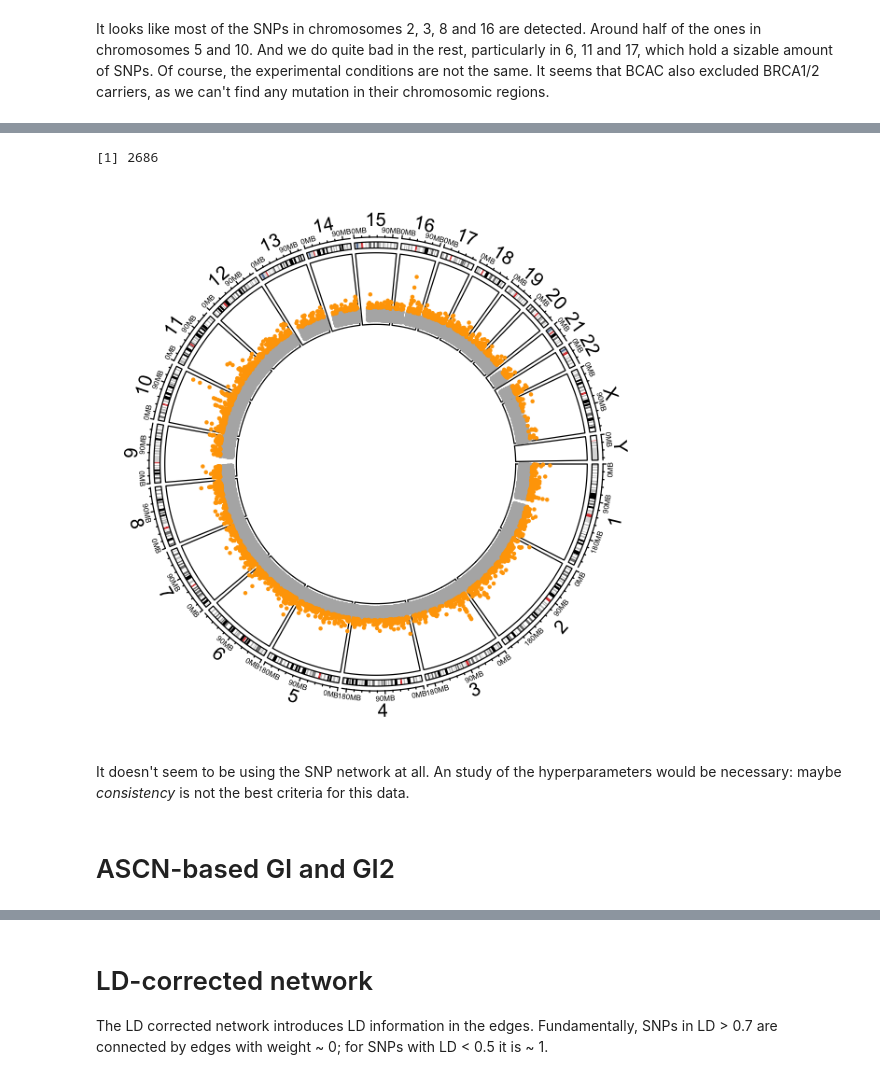
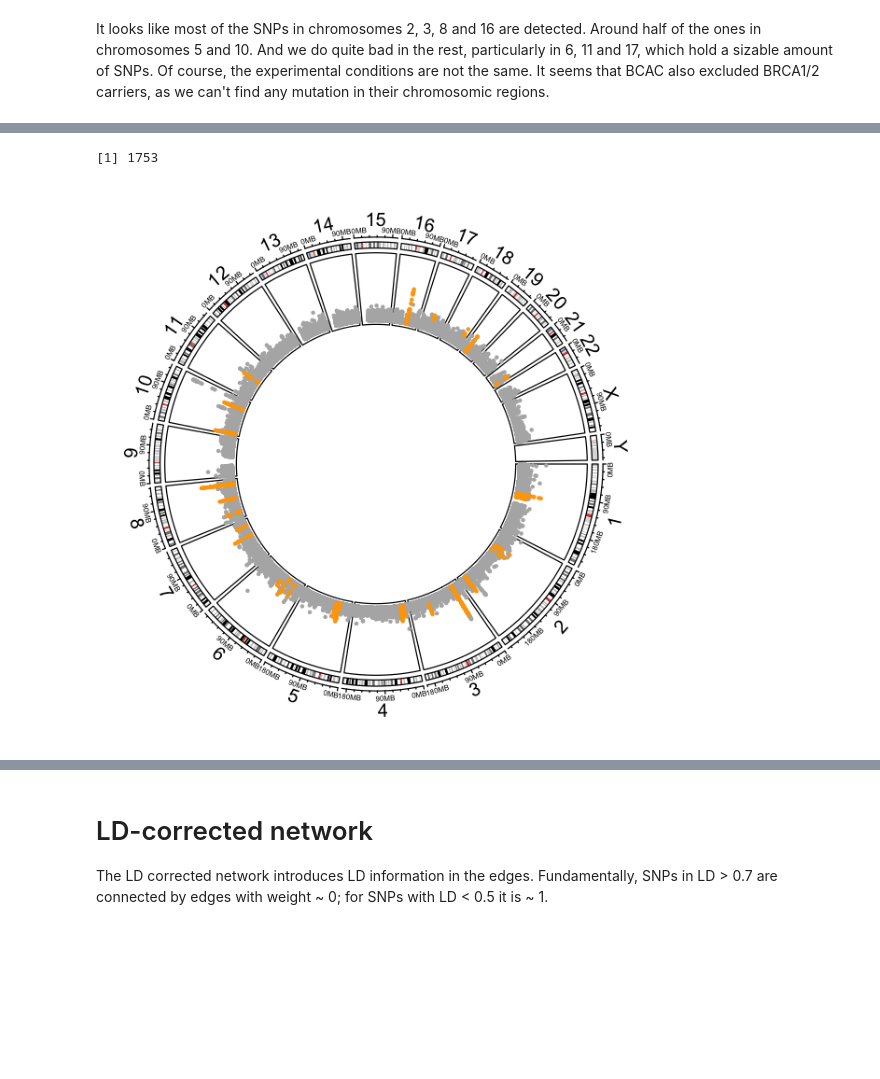
Before and after one commit to hclimente/genewa, a Jupyter notebook: results/genesis/additive_analysis.ipynb, the cells around one changed output, grey strips where cells are left out. Drawn from its saved outputs; the diff is of its cells as text; code cells hidden in the pictures; blank space fills up the shorter version.

```diff
--- a/results/genesis/additive_analysis.ipynb
+++ b/results/genesis/additive_analysis.ipynb
@@ -490,9 +474,11 @@ The pruned dataset refers to GENESIS without SNPs in high LD i.e. SNPs with a R<
 # %%
-gs_pruned <- read_tsv("cones.evo.chi2.consistency.additive.gs.pruned.tsv",
+gs_pruned <- read_tsv("cones.evo.skat.consistency.additive.gs.pruned.tsv",
                       col_types = "ciiiccdld")
-gm_pruned <- read_tsv("cones.evo.chi2.consistency.additive.gm.pruned.tsv",
+gm_pruned <- read_tsv("cones.evo.skat.consistency.additive.gm.pruned.tsv",
                       col_types = "ciiiccdld")
-gi_pruned <- read_tsv("cones.evo.chi2.consistency.additive.gi.pruned.tsv",
+gi_pruned <- read_tsv("cones.evo.skat.consistency.additive.gi.pruned.tsv",
                       col_types = "ciiiccdld")
+gi2_pruned <- read_tsv("cones.evo.skat.consistency.additive.gi2.pruned.tsv",
+                      col_types = "ciiiccdld")
 # %%
 options(repr.plot.width=4, repr.plot.height=6.5)
@@ -504,11 +490,7 @@ Surprisingly, the identified SNPs are (almost) the same between conditions.
 # %%
-sum(gm_pruned$selected)
+sum(gi_pruned$selected)
 options(repr.plot.width=5, repr.plot.height=5)
-plot_ideogram(gm_pruned)
+plot_ideogram(gi_pruned)
 # %% [output]
-[1] 2686
+[1] 1753
-[figure, old version]
+[figure, new version]
-# %% [markdown]
-It doesn't seem to be using the SNP network at all. An study of the hyperparameters would be necessary: maybe *consistency* is not the best criteria for this data.
-# %% [markdown]
-# ASCN-based GI and GI2
```
Also changed, not shown: parts of 23 cells of this notebook.
